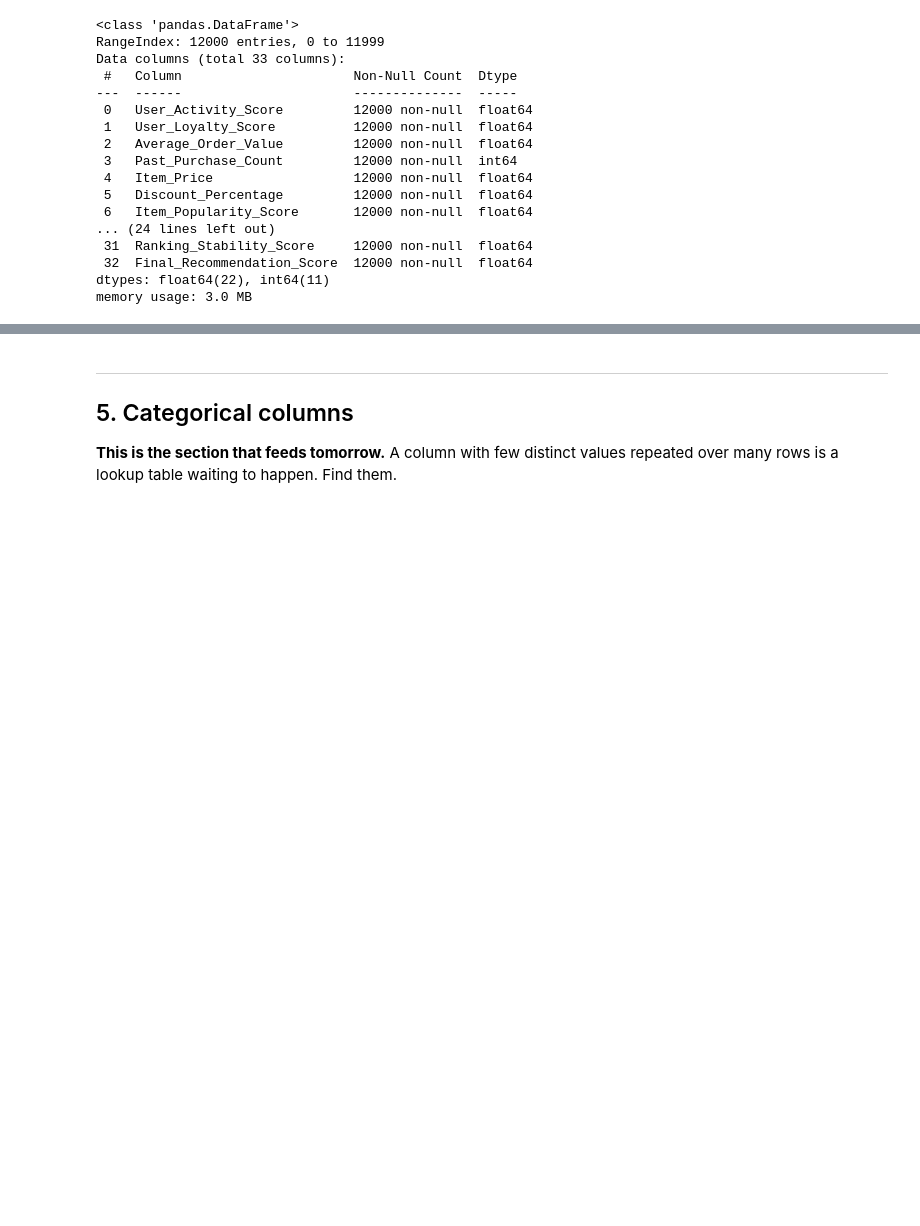
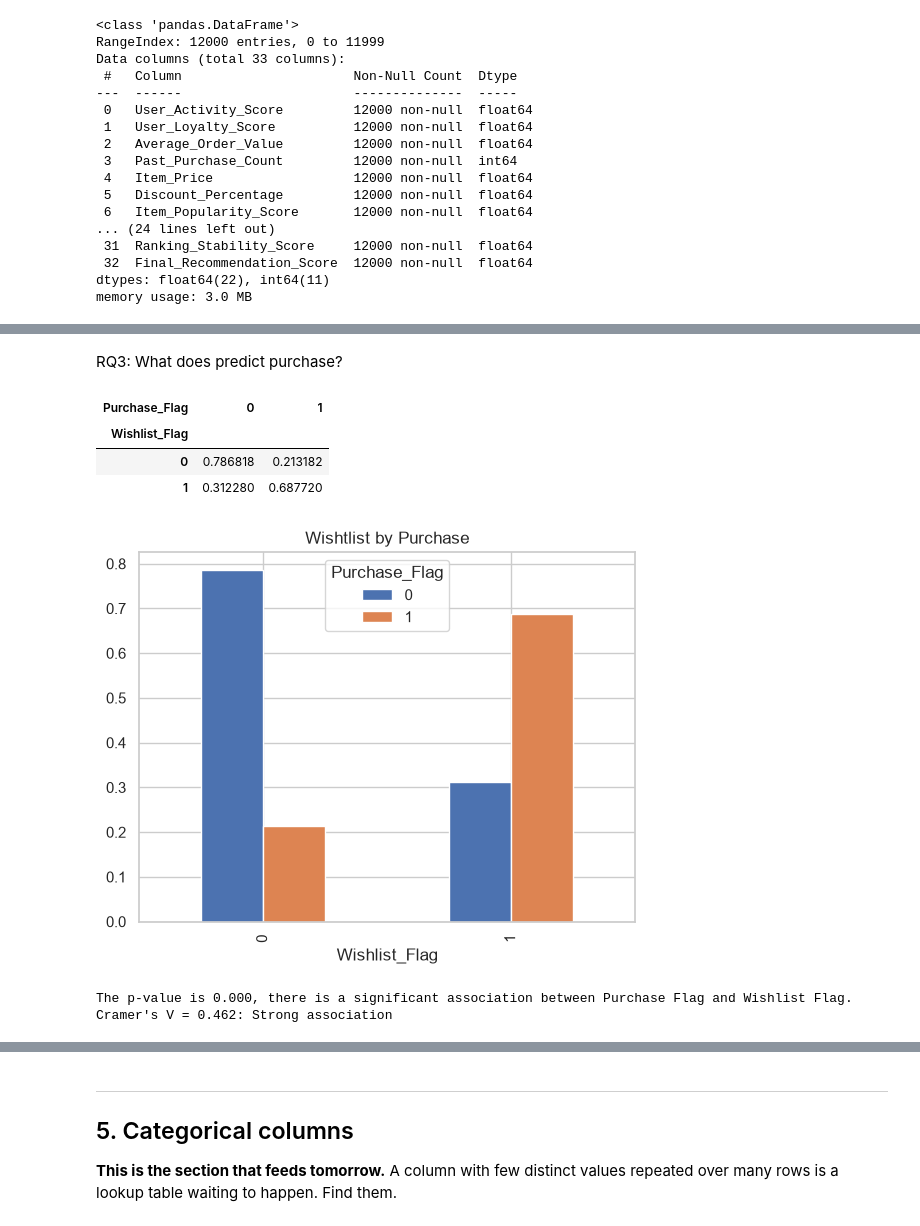
Before and after one commit to jkrstevska/project-1-eda, a Jupyter notebook: notebooks/01_eda.ipynb, the cells around one changed output, grey strips where cells are left out. Cells and saved outputs as stored; diff of their text form; code cells hidden in the pictures; blank space fills up the shorter version.

```diff
--- a/notebooks/01_eda.ipynb
+++ b/notebooks/01_eda.ipynb
@@ -251,0 +285,47 @@ The following columns will be dropped from the dataset as they are redundant.
+# %% [markdown]
+RQ3: What does predict purchase?
+# %%
+## RQ3: What does predict purchase?
+## Exploring using Purchase Flag vs. Wishlist_Flag, Cart_Add_Count, Rating, Item_Quality_Score, Item_Popularity_Score, User_Loyalty_Score
+
+# Note: Because Wishlist Flag is the only categorical variable from this list, we'll use a crosstab and explore it separately
+
+purchase_wishlist_prop = pd.crosstab(df['Wishlist_Flag'], df['Purchase_Flag'], normalize='index')
+display(purchase_wishlist_prop)
+
+# Visualizing the crosstab result with a bar chart
+purchase_wishlist_prop.plot(kind='bar')
+plt.title("Wishtlist by Purchase")
+plt.show()
+
+# Analysis of the relationship between these two categorical variables
+purchase_wishlist_x = pd.crosstab(df['Wishlist_Flag'], df['Purchase_Flag'])
+
+#Chi2 Test
+_,chi2_pvalue, _, _ = chi2_contingency(purchase_wishlist_x)
+if chi2_pvalue < 0.05:
+    print(f"The p-value is {chi2_pvalue:.3f}, there is a significant association between Purchase Flag and Wishlist Flag.")
+elif chi2_pvalue >= 0.05:
+    print(f"The p-value is {chi2_pvalue:.3f}, and there isn't a significant association between Purchase Flag and Wishlist Flag.")
+
+#Cramer
+cramers_v = association(purchase_wishlist_x, method='cramer')
+if cramers_v < 0.1:
+    label = "Very weak"
+elif cramers_v < 0.2:
+    label = "Weak"
+elif cramers_v < 0.3:
+    label = "Moderate"
+elif cramers_v < 0.5:
+    label = "Strong"
+else:
+    label = "Very strong"
+print(f"Cramer's V = {cramers_v:.3f}: {label} association")
+# %% [output]
+| Purchase_Flag | 0 | 1 |
+| Wishlist_Flag |  |  |
+| 0 | 0.786818 | 0.213182 |
+| 1 | 0.312280 | 0.687720 |
+[figure, added]
+The p-value is 0.000, there is a significant association between Purchase Flag and Wishlist Flag.
+Cramer's V = 0.462: Strong association
```
Also changed, not shown: parts of 31 cells of this notebook, 1 other file.
